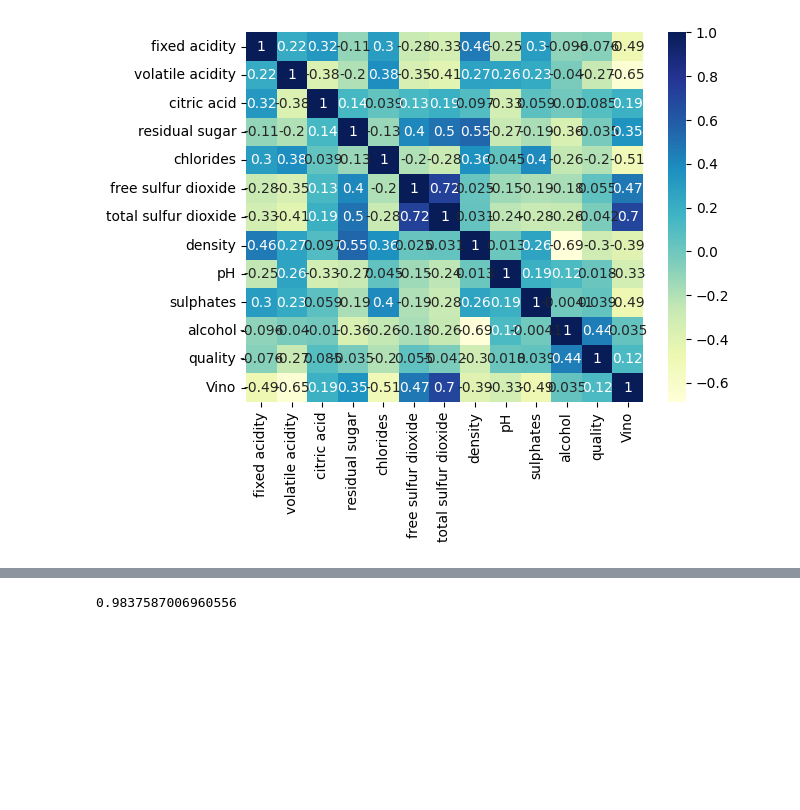
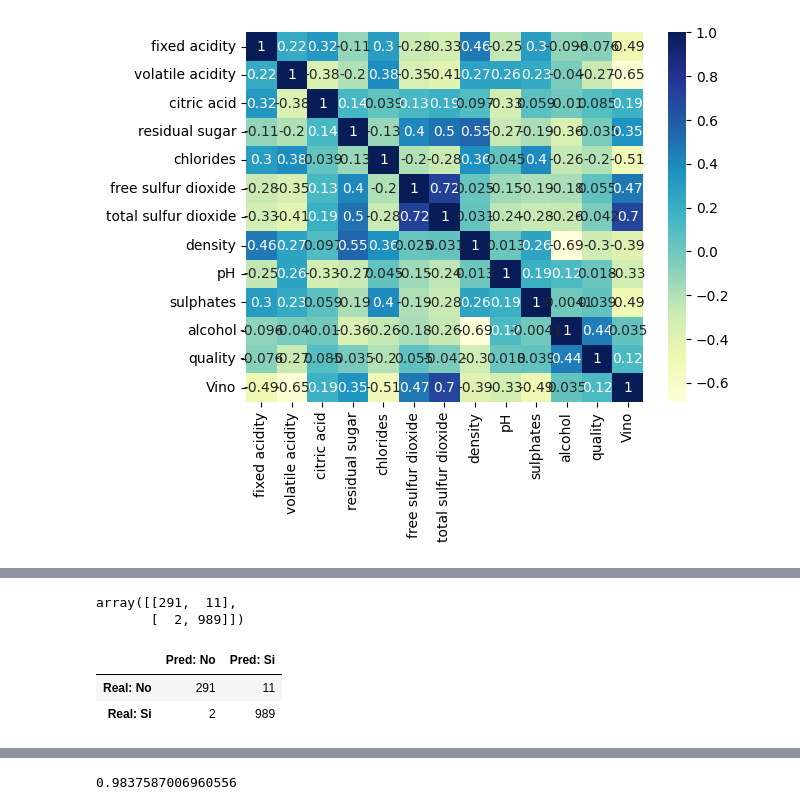
Before and after one commit to coyolxahuqui/Tareas-UIC, a Jupyter notebook: ArbolesDecisionS2.ipynb, the cells around one changed output, grey strips where cells are left out. Cells and saved outputs as stored; diff of their text form; code cells hidden in the pictures; blank space fills up the shorter version.

```diff
--- a/ArbolesDecisionS2.ipynb
+++ b/ArbolesDecisionS2.ipynb
@@ -169,0 +210,5 @@ LogisticRegression(max_iter=10000)
+# %%
+modelo = DecisionTreeClassifier(max_depth=6)
+modelo.fit(X_ent, y_ent)
+predicciones = modelo.predict(X_pru)
+exactitud = accuracy_score(y_pru, predicciones)
@@ -169,0 +227,12 @@ LogisticRegression(max_iter=10000)
+# %%
+from sklearn.metrics import confusion_matrix
+confusion_matrix(y_pru, predicciones)
+# %% [output]
+array([[291,  11],
+       [  2, 989]])
+# %%
+pd.DataFrame(confusion_matrix(y_pru, predicciones), columns=["Pred: No", "Pred: Si"], index= ["Real: No", "Real: Si"])
+# %% [output]
+|  | Pred: No | Pred: Si |
+| Real: No | 291 | 11 |
+| Real: Si | 2 | 989 |
```
Also changed, not shown: parts of 6 cells of this notebook.
